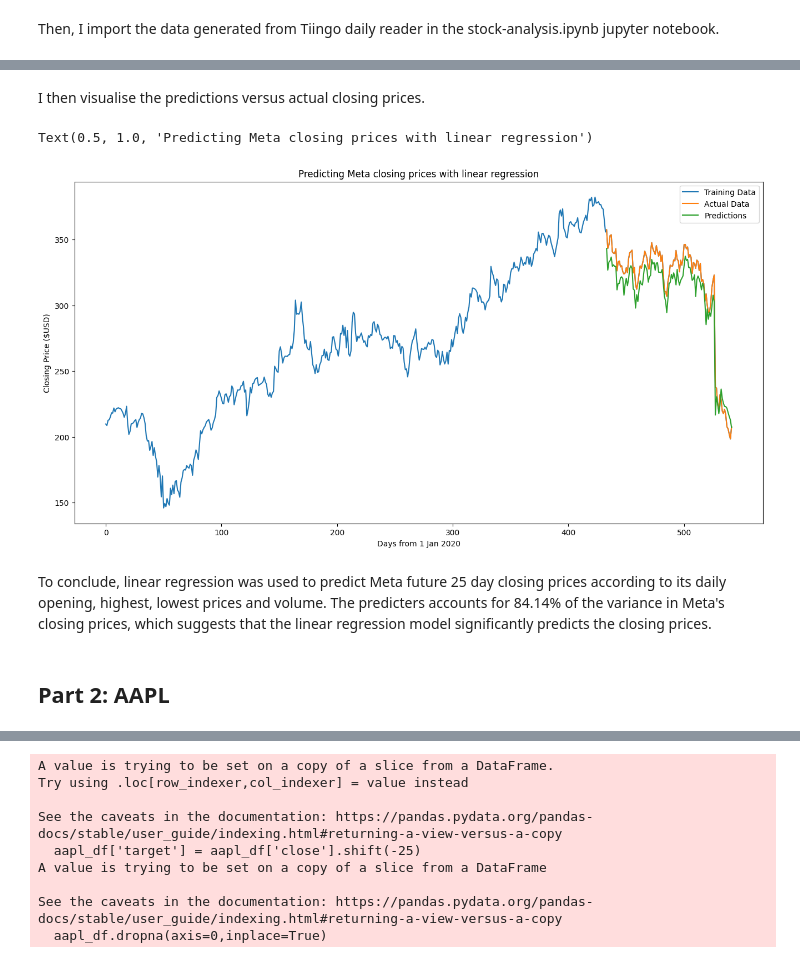
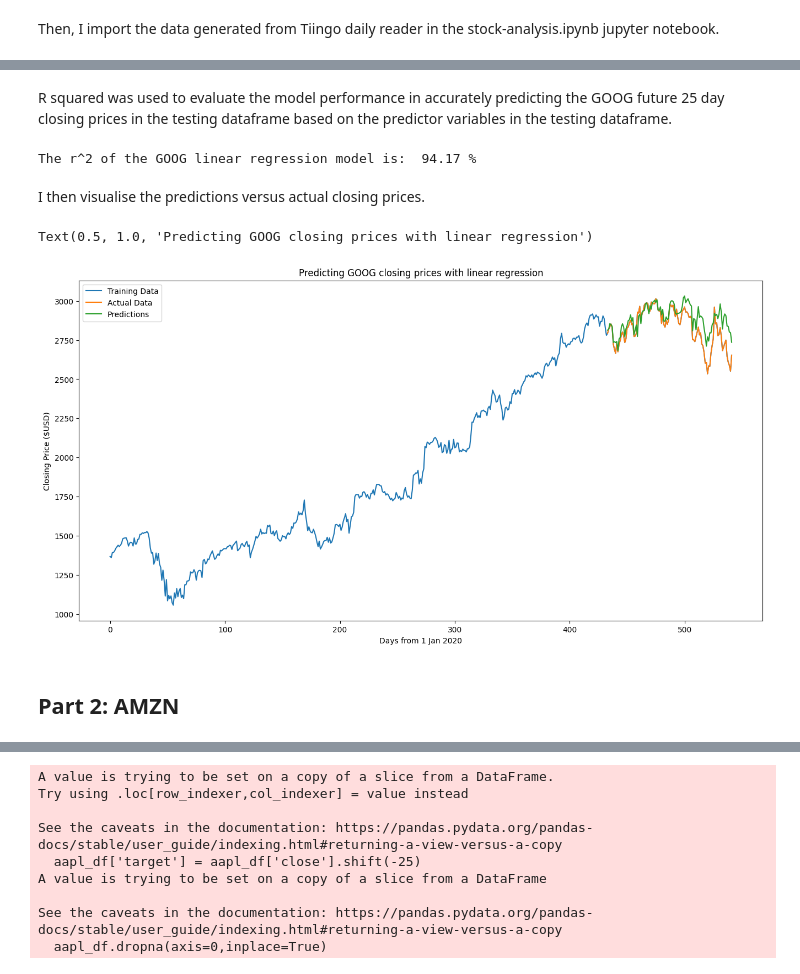
Before and after one commit to clarissa-lo/stocks-prediction, a Jupyter notebook: stock-prediction.ipynb, the cells around one changed output, grey strips where cells are left out. Cells and saved outputs as stored; diff of their text form; code cells hidden in the pictures.

```diff
--- a/stock-prediction.ipynb
+++ b/stock-prediction.ipynb
@@ -77,20 +96,27 @@ The r2 of the linear regression model is:  61.44 %
+# %% [markdown]
+R squared was used to evaluate the model performance in accurately predicting the GOOG future 25 day closing prices in the testing dataframe based on the predictor variables in the testing dataframe.
+# %%
+goog_model_r2 = abs(goog_model.score(goog_x_test,goog_y_test)*100)
+print('The r^2 of the GOOG linear regression model is: ', goog_model_r2.round(2), '%')
+# %% [output]
+The r^2 of the GOOG linear regression model is:  94.17 %
 # %% [markdown]
 I then visualise the predictions versus actual closing prices.
 # %%
-meta_model_plot = meta_df[433:].copy()
-meta_model_plot['predict'] = regression.predict(meta_model_plot.drop(columns = 'target'))
+plt.figure(figsize=[16,8])
 
-plt.figure(figsize=[16,8])
-plt.plot(meta_df['close'])
-plt.plot(meta_model_plot[['close', 'predict']])
+plt.plot(goog_df['close'])
+
+goog_model_plot = goog_df[433:].copy()
+goog_model_plot['predict'] = goog_model.predict(goog_model_plot.drop(columns = 'target'))
+plt.plot(goog_model_plot[['close', 'predict']])
+
 plt.legend(['Training Data', 'Actual Data', "Predictions"])
 plt.xlabel('Days from 1 Jan 2020')
 plt.ylabel('Closing Price ($USD)')
-plt.title('Predicting Meta closing prices with linear regression')
+plt.title('Predicting GOOG closing prices with linear regression')
 # %% [output]
-Text(0.5, 1.0, 'Predicting Meta closing prices with linear regression')
+Text(0.5, 1.0, 'Predicting GOOG closing prices with linear regression')
-[figure, old version]
+[figure, new version]
-# %% [markdown]
-To conclude, linear regression was used to predict Meta future 25 day closing prices according to its daily opening, highest, lowest prices and volume. The predicters accounts for 84.14% of the variance in Meta's closing prices, which suggests that the linear regression model significantly predicts the closing prices.
 # %% [markdown]
-## Part 2: AAPL
+## Part 2: AMZN
```
Also changed, not shown: parts of 40 cells of this notebook.
